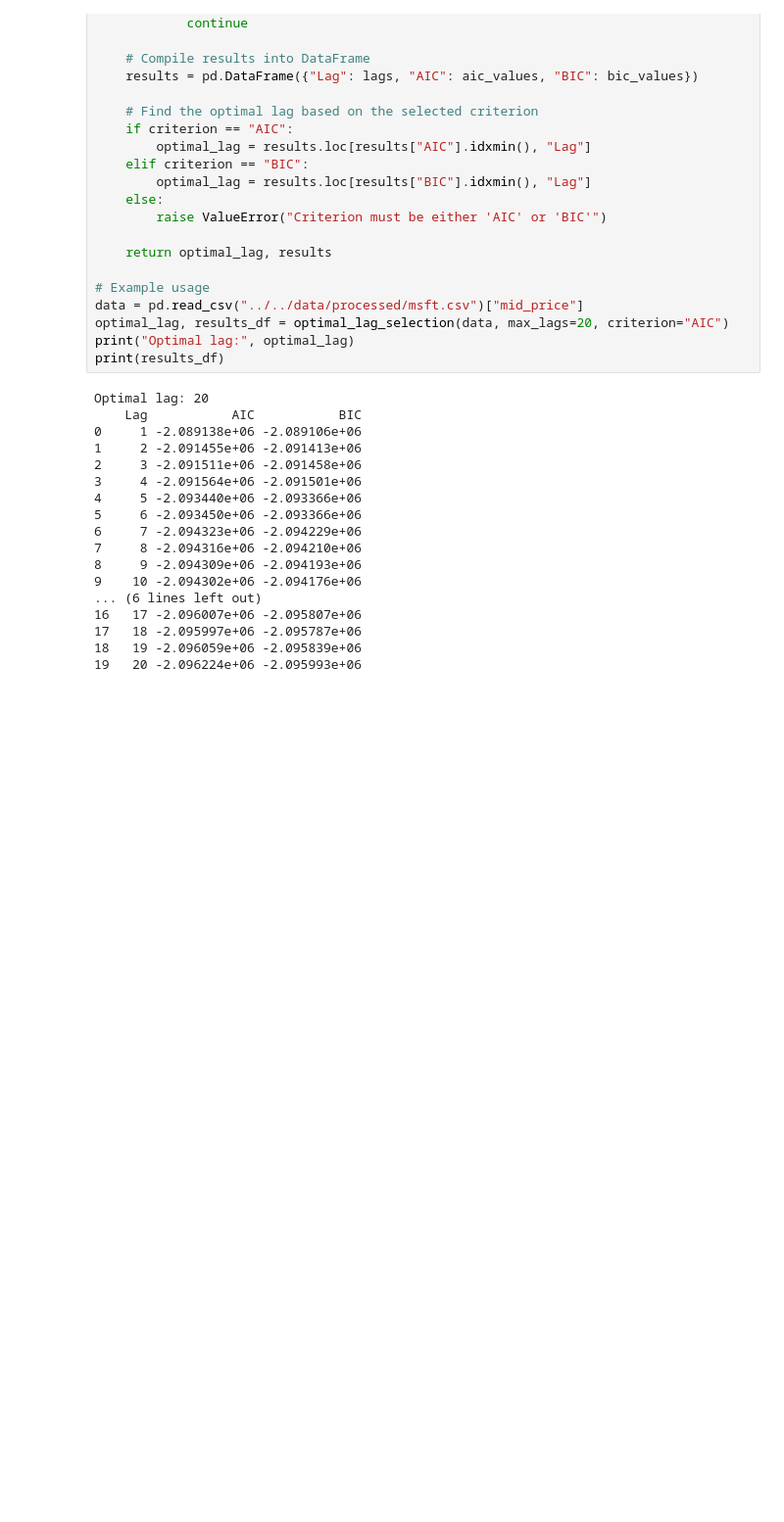
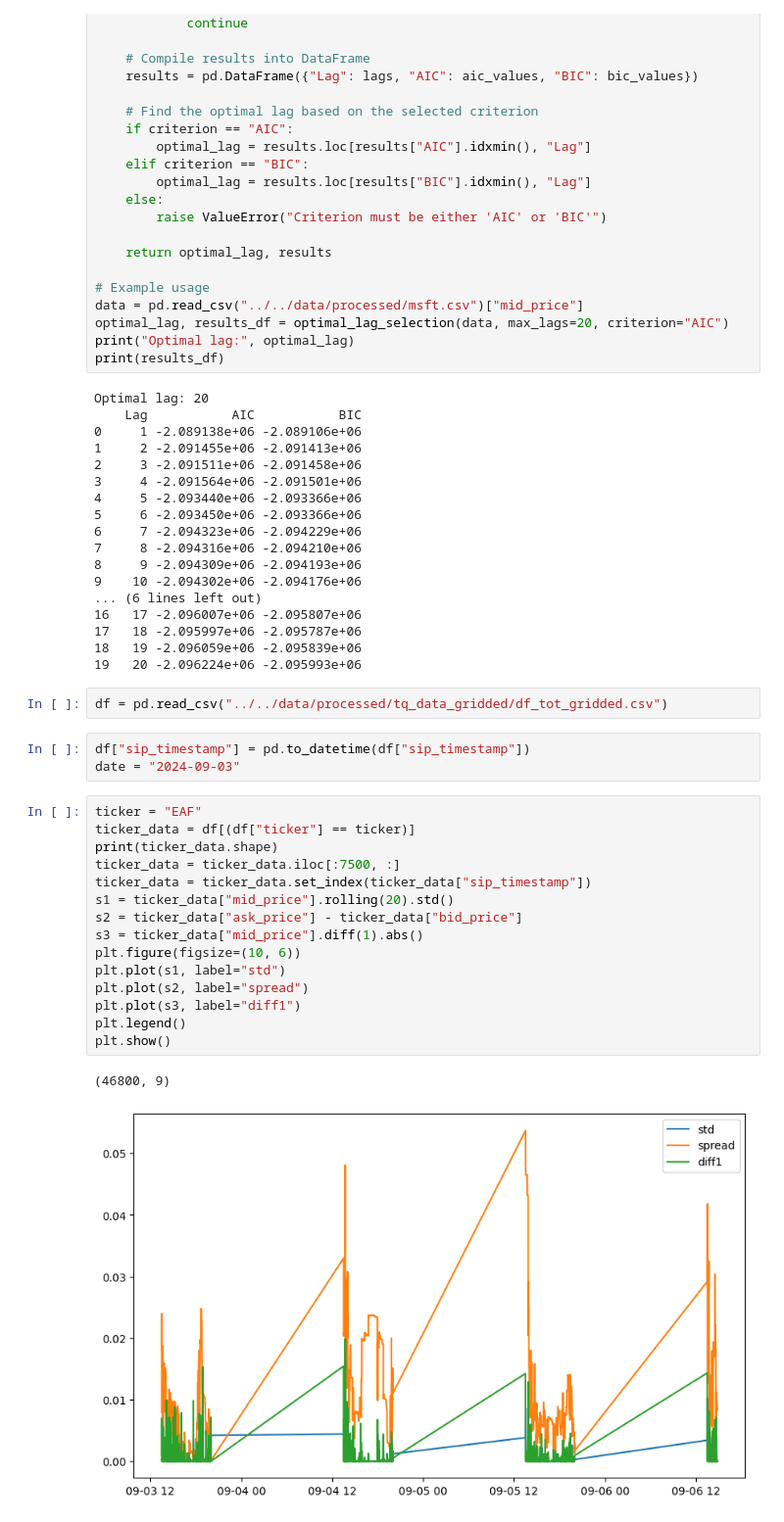
Before and after one commit to Sondringsen/ProjectThesis, a Jupyter notebook: notebooks/EDA/lob_eda.ipynb, the cells around one changed output. Shown at 98% size. Drawn from its saved outputs; the diff is of its cells as text; blank space fills up the shorter version.

```diff
--- a/notebooks/EDA/lob_eda.ipynb
+++ b/notebooks/EDA/lob_eda.ipynb
@@ -202,3 +206,26 @@ Optimal lag: 20
 17   18 -2.095997e+06 -2.095787e+06
 18   19 -2.096059e+06 -2.095839e+06
 19   20 -2.096224e+06 -2.095993e+06
+# %%
+df = pd.read_csv("../../data/processed/tq_data_gridded/df_tot_gridded.csv")
+# %%
+df["sip_timestamp"] = pd.to_datetime(df["sip_timestamp"])
+date = "2024-09-03"
+# %%
+ticker = "EAF"
+ticker_data = df[(df["ticker"] == ticker)]
+print(ticker_data.shape)
+ticker_data = ticker_data.iloc[:7500, :]
+ticker_data = ticker_data.set_index(ticker_data["sip_timestamp"])
+s1 = ticker_data["mid_price"].rolling(20).std()
+s2 = ticker_data["ask_price"] - ticker_data["bid_price"]
+s3 = ticker_data["mid_price"].diff(1).abs()
+plt.figure(figsize=(10, 6))
+plt.plot(s1, label="std")
+plt.plot(s2, label="spread")
+plt.plot(s3, label="diff1")
+plt.legend()
+plt.show()
+# %% [output]
+(46800, 9)
+[figure, added]
```
Also changed, not shown: parts of 7 cells of this notebook, 6 other files.
